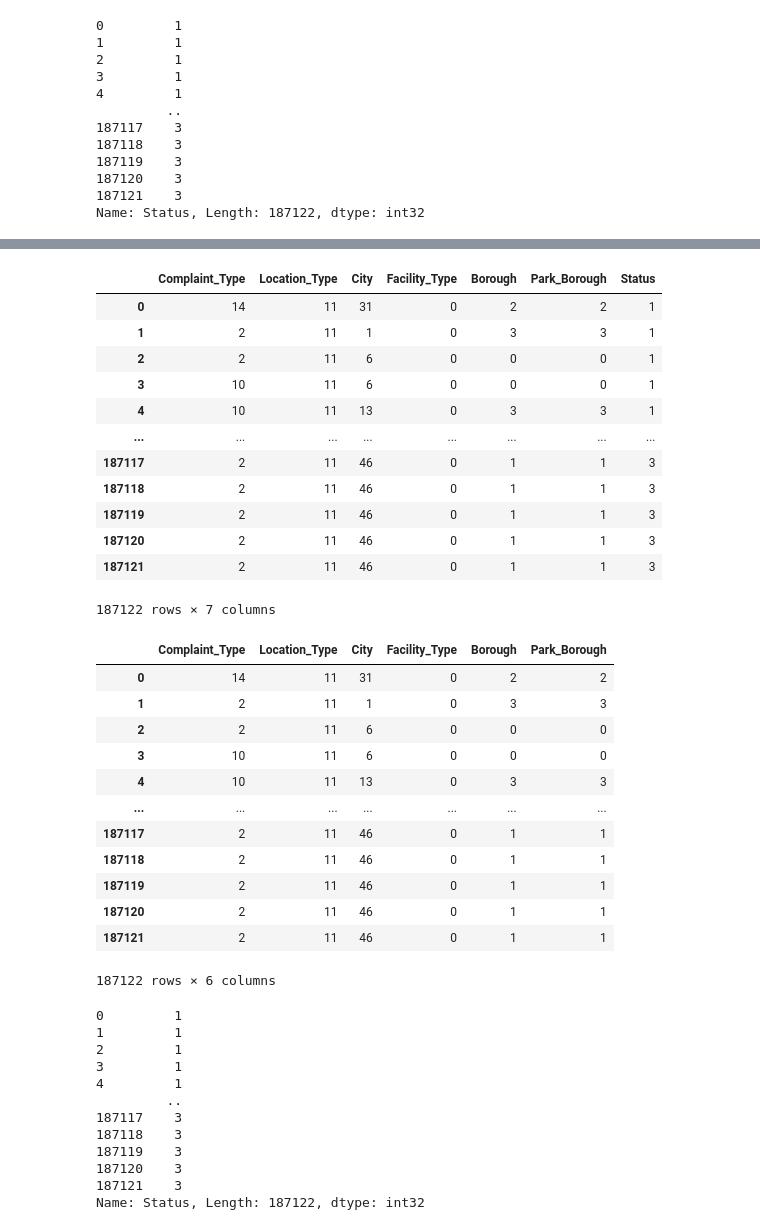
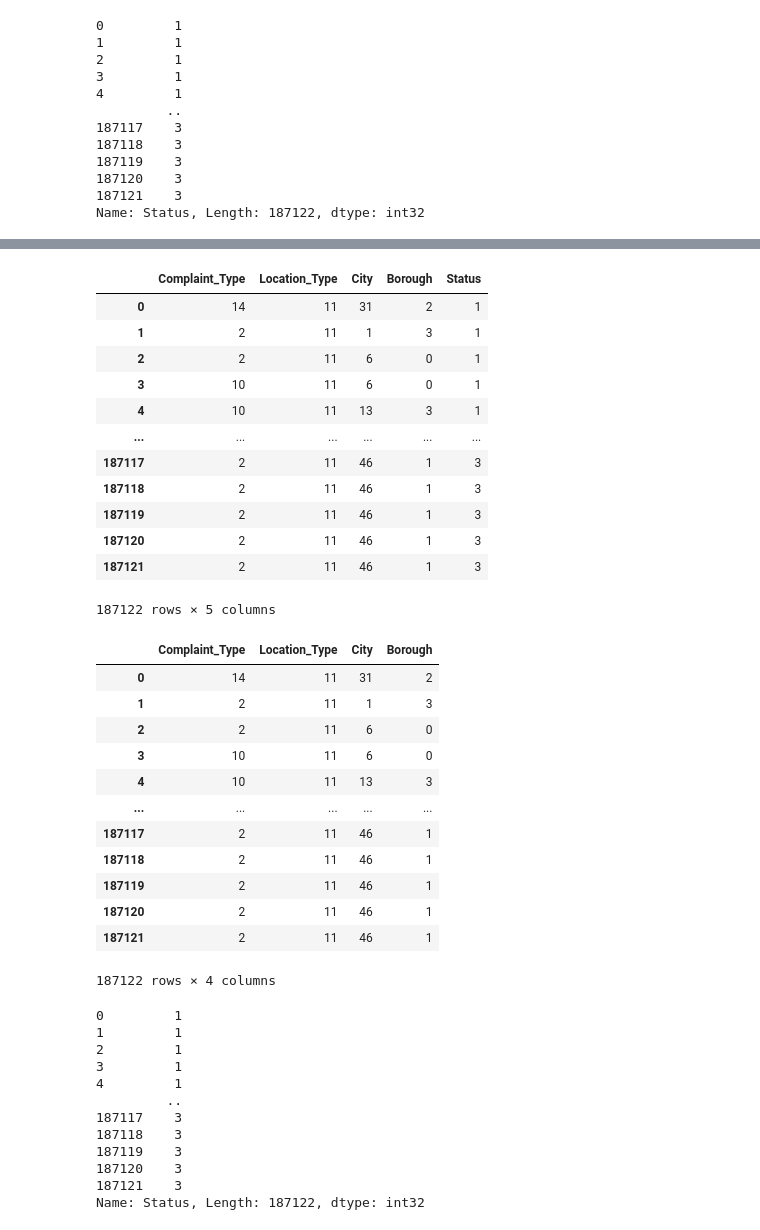
Before and after one commit to Manas2909/DWDM, a Jupyter notebook: dropping.ipynb, the cells around one changed output, grey strips where cells are left out. Saved outputs shown, nothing was run; the diff lists cells and outputs as text; code cells hidden in the pictures.

```diff
--- a/testing final.ipynb
+++ b/dropping.ipynb
@@ -485,6 +485,6 @@ Park_Borough                   int32
 dtype: object
 # %%
 # drop all columns that are not necessary
-data_set.drop(['Created_Date','Closed_Date','Due_Date','Resolution_Action_Upd_Date','Agency'],axis=1,inplace = True)
+data_set.drop(['Created_Date','Closed_Date','Due_Date','Facility_Type','Resolution_Action_Upd_Date','Agency','Park_Borough'],axis=1,inplace = True)
 data_set
 # %% [output]
@@ -538,34 +538,34 @@ data_set
 data_set['Status']=status
 data_set
 # %% [output]
-|  | Complaint_Type | Location_Type | City | Facility_Type | Borough | Park_Borough | Status |
-| 0 | 14 | 11 | 31 | 0 | 2 | 2 | 1 |
-| 1 | 2 | 11 | 1 | 0 | 3 | 3 | 1 |
-| 2 | 2 | 11 | 6 | 0 | 0 | 0 | 1 |
-| 3 | 10 | 11 | 6 | 0 | 0 | 0 | 1 |
-| 4 | 10 | 11 | 13 | 0 | 3 | 3 | 1 |
-| ... | ... | ... | ... | ... | ... | ... | ... |
-| 187117 | 2 | 11 | 46 | 0 | 1 | 1 | 3 |
-| 187118 | 2 | 11 | 46 | 0 | 1 | 1 | 3 |
-| 187119 | 2 | 11 | 46 | 0 | 1 | 1 | 3 |
-| 187120 | 2 | 11 | 46 | 0 | 1 | 1 | 3 |
-| 187121 | 2 | 11 | 46 | 0 | 1 | 1 | 3 |
+|  | Complaint_Type | Location_Type | City | Borough | Status |
+| 0 | 14 | 11 | 31 | 2 | 1 |
+| 1 | 2 | 11 | 1 | 3 | 1 |
+| 2 | 2 | 11 | 6 | 0 | 1 |
+| 3 | 10 | 11 | 6 | 0 | 1 |
+| 4 | 10 | 11 | 13 | 3 | 1 |
+| ... | ... | ... | ... | ... | ... |
+| 187117 | 2 | 11 | 46 | 1 | 3 |
+| 187118 | 2 | 11 | 46 | 1 | 3 |
+| 187119 | 2 | 11 | 46 | 1 | 3 |
+| 187120 | 2 | 11 | 46 | 1 | 3 |
+| 187121 | 2 | 11 | 46 | 1 | 3 |
-187122 rows × 7 columns
+187122 rows × 5 columns
 # %%
-x=data_set.iloc[:,0:6]    # independent variable
+x=data_set[['Complaint_Type','Location_Type','City','Borough']]    # independent variable
 x
 # %% [output]
-|  | Complaint_Type | Location_Type | City | Facility_Type | Borough | Park_Borough |
-| 0 | 14 | 11 | 31 | 0 | 2 | 2 |
-| 1 | 2 | 11 | 1 | 0 | 3 | 3 |
-| 2 | 2 | 11 | 6 | 0 | 0 | 0 |
-| 3 | 10 | 11 | 6 | 0 | 0 | 0 |
-| 4 | 10 | 11 | 13 | 0 | 3 | 3 |
-| ... | ... | ... | ... | ... | ... | ... |
-| 187117 | 2 | 11 | 46 | 0 | 1 | 1 |
-| 187118 | 2 | 11 | 46 | 0 | 1 | 1 |
-| 187119 | 2 | 11 | 46 | 0 | 1 | 1 |
-| 187120 | 2 | 11 | 46 | 0 | 1 | 1 |
-| 187121 | 2 | 11 | 46 | 0 | 1 | 1 |
+|  | Complaint_Type | Location_Type | City | Borough |
+| 0 | 14 | 11 | 31 | 2 |
+| 1 | 2 | 11 | 1 | 3 |
+| 2 | 2 | 11 | 6 | 0 |
+| 3 | 10 | 11 | 6 | 0 |
+| 4 | 10 | 11 | 13 | 3 |
+| ... | ... | ... | ... | ... |
+| 187117 | 2 | 11 | 46 | 1 |
+| 187118 | 2 | 11 | 46 | 1 |
+| 187119 | 2 | 11 | 46 | 1 |
+| 187120 | 2 | 11 | 46 | 1 |
+| 187121 | 2 | 11 | 46 | 1 |
-187122 rows × 6 columns
+187122 rows × 4 columns
 # %%
```
Also changed, not shown: parts of 19 cells of this notebook.
